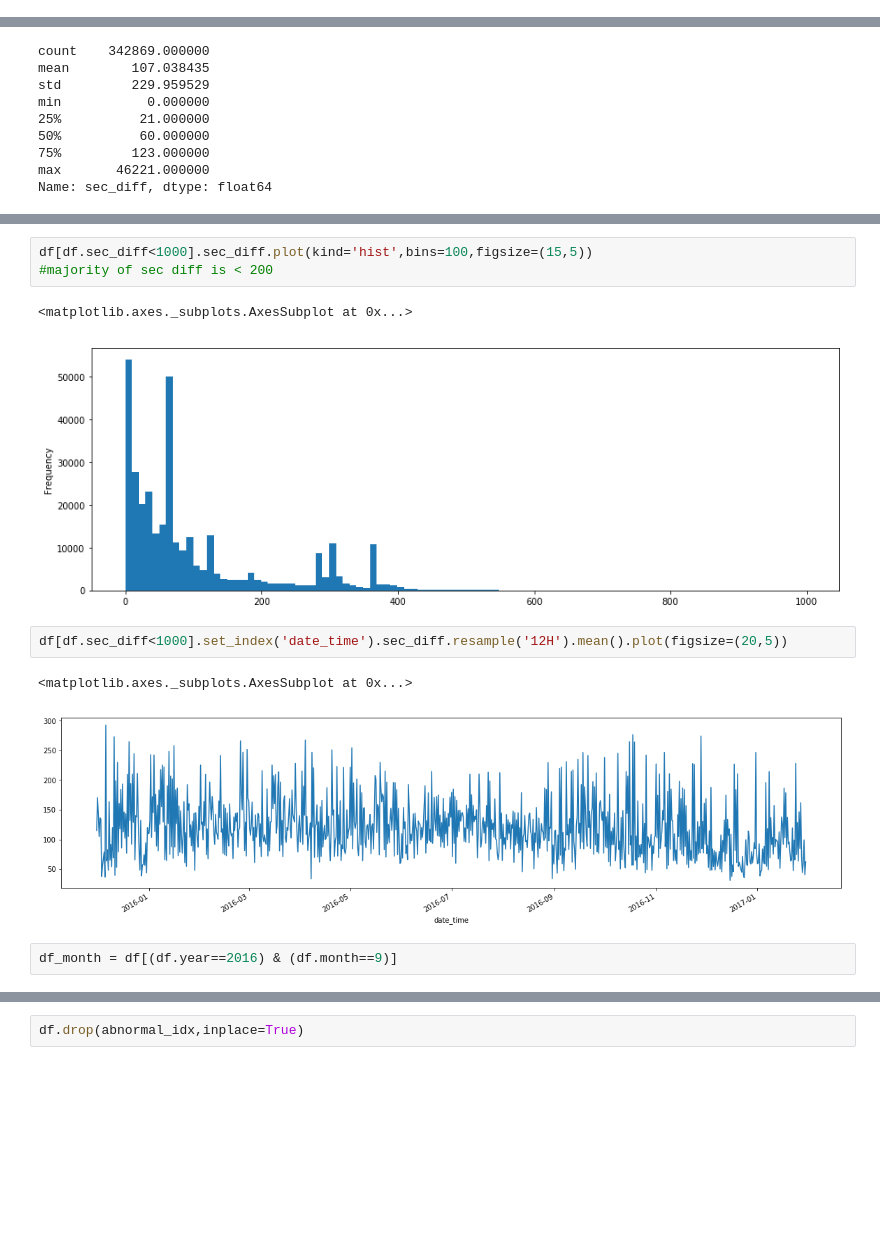
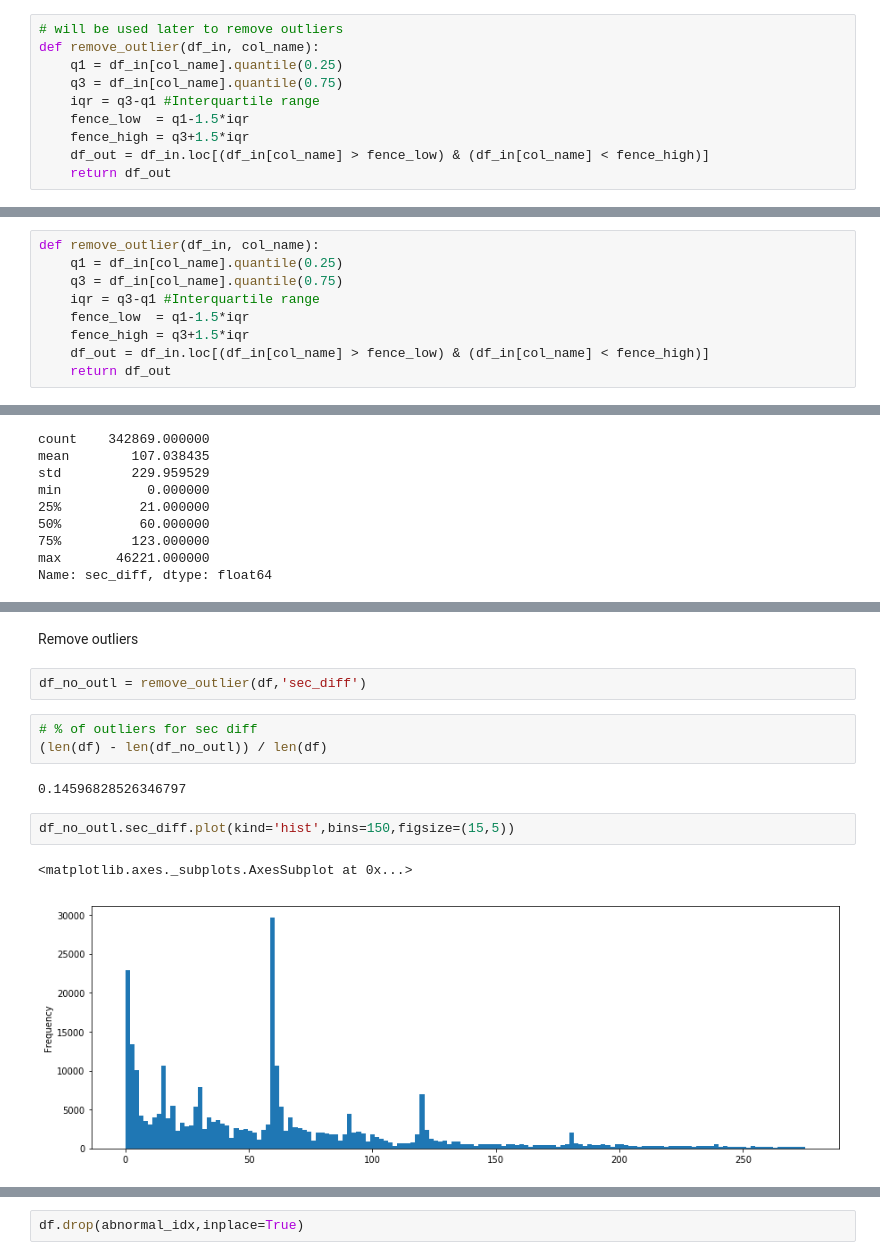
Before and after one commit to anhquan0412/google-location, a Jupyter notebook: eda.ipynb, the cells around one changed output, grey strips where cells are left out. Drawn from its saved outputs; the diff is of its cells as text; blank space fills up the shorter version.

```diff
--- a/eda.ipynb
+++ b/eda.ipynb
@@ -14,6 +14,16 @@ import seaborn as sns
 # from geopy.distance import distance
 
 PATH = Path('data')
+# %%
+# will be used later to remove outliers
+def remove_outlier(df_in, col_name):
+    q1 = df_in[col_name].quantile(0.25)
+    q3 = df_in[col_name].quantile(0.75)
+    iqr = q3-q1 #Interquartile range
+    fence_low  = q1-1.5*iqr
+    fence_high = q3+1.5*iqr
+    df_out = df_in.loc[(df_in[col_name] > fence_low) & (df_in[col_name] < fence_high)]
+    return df_out
 # %%
 from IPython.core.interactiveshell import InteractiveShell
 InteractiveShell.ast_node_interactivity = "all"
@@ -181,6 +194,15 @@ min           0.000000
 75%           0.005158
 max        1382.520354
 Name: mile_diff, dtype: float64
+# %%
+def remove_outlier(df_in, col_name):
+    q1 = df_in[col_name].quantile(0.25)
+    q3 = df_in[col_name].quantile(0.75)
+    iqr = q3-q1 #Interquartile range
+    fence_low  = q1-1.5*iqr
+    fence_high = q3+1.5*iqr
+    df_out = df_in.loc[(df_in[col_name] > fence_low) & (df_in[col_name] < fence_high)]
+    return df_out
 # %%
 plt.boxplot(df.mile_diff,vert=False);
 # %% [output]
@@ -246,13 +277,14 @@ df[df.sec_diff>1000].shape
+# %% [markdown]
+Remove outliers
+# %%
+df_no_outl = remove_outlier(df,'sec_diff')
+# %%
+# % of outliers for sec diff
+(len(df) - len(df_no_outl)) / len(df)
+# %% [output]
+0.14596828526346797
 # %%
-df[df.sec_diff<1000].sec_diff.plot(kind='hist',bins=100,figsize=(15,5))
-#majority of sec diff is < 200
+df_no_outl.sec_diff.plot(kind='hist',bins=150,figsize=(15,5))
 # %% [output]
 <matplotlib.axes._subplots.AxesSubplot at 0x...>
-[figure, old version]
+[figure, new version]
-# %%
-df[df.sec_diff<1000].set_index('date_time').sec_diff.resample('12H').mean().plot(figsize=(20,5))
-# %% [output]
-<matplotlib.axes._subplots.AxesSubplot at 0x...>
-[figure, removed]
-# %%
-df_month = df[(df.year==2016) & (df.month==9)]
```
Also changed, not shown: parts of 76 cells of this notebook, 3 other files.
